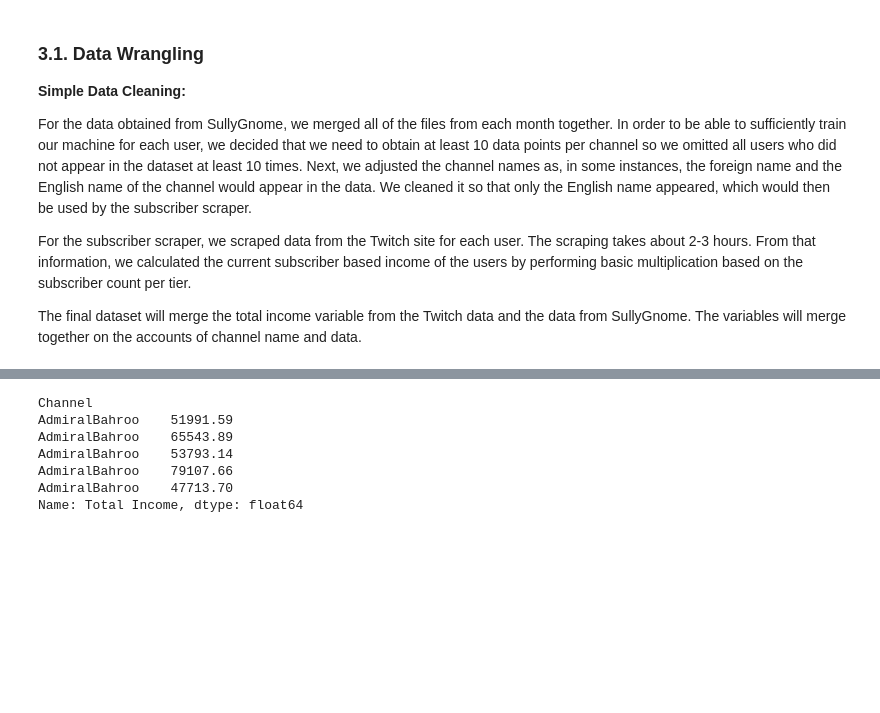
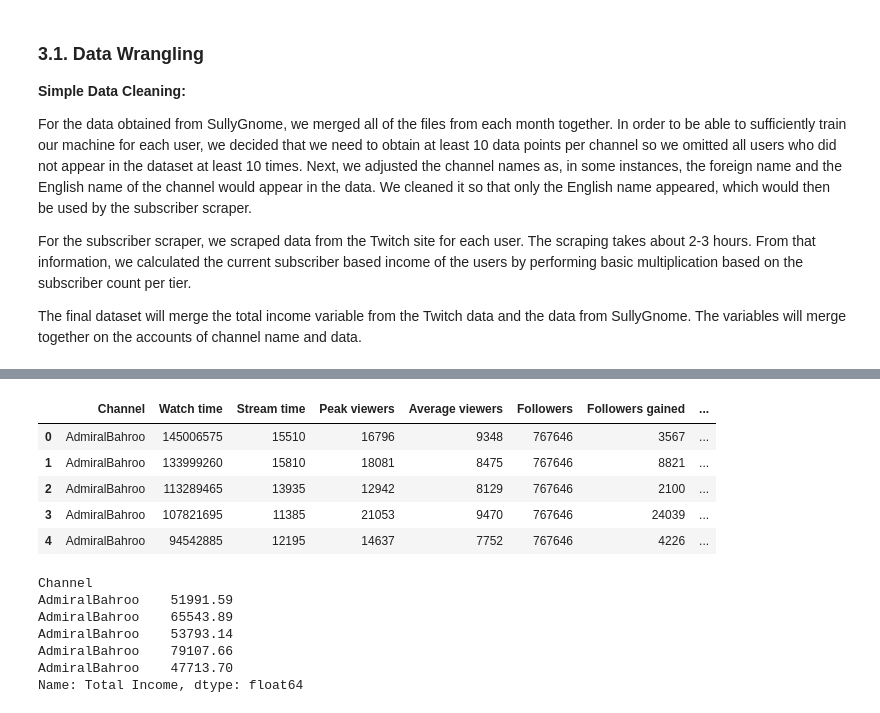
Before and after one commit to Liyih/Twitch.tv-Metrics-Analysis, a Jupyter notebook: DS3000_FP4_Group33.ipynb, the cells around one changed output, grey strips where cells are left out. Cells and saved outputs as stored; diff of their text form; code cells hidden in the pictures; blank space fills up the shorter version.

```diff
--- a/DS3000_FP4_Group33.ipynb
+++ b/DS3000_FP4_Group33.ipynb
@@ -196,0 +156,2 @@ features.set_index("Channel")
+# %%
+finaldata = check_continuous_variables(finaldata, "Partnered")
@@ -197,3 +184,12 @@ features.set_index("Channel")
+# %%
+features.head()
+# %% [output]
+|  | Channel | Watch time | Stream time | Peak viewers | Average viewers | Followers | Followers gained | ... |
+| 0 | AdmiralBahroo | 145006575 | 15510 | 16796 | 9348 | 767646 | 3567 | ... |
+| 1 | AdmiralBahroo | 133999260 | 15810 | 18081 | 8475 | 767646 | 8821 | ... |
+| 2 | AdmiralBahroo | 113289465 | 13935 | 12942 | 8129 | 767646 | 2100 | ... |
+| 3 | AdmiralBahroo | 107821695 | 11385 | 21053 | 9470 | 767646 | 24039 | ... |
+| 4 | AdmiralBahroo | 94542885 | 12195 | 14637 | 7752 | 767646 | 4226 | ... |
 # %%
 target.head()
 # %% [output]
```
Also changed, not shown: parts of 15 cells of this notebook.
